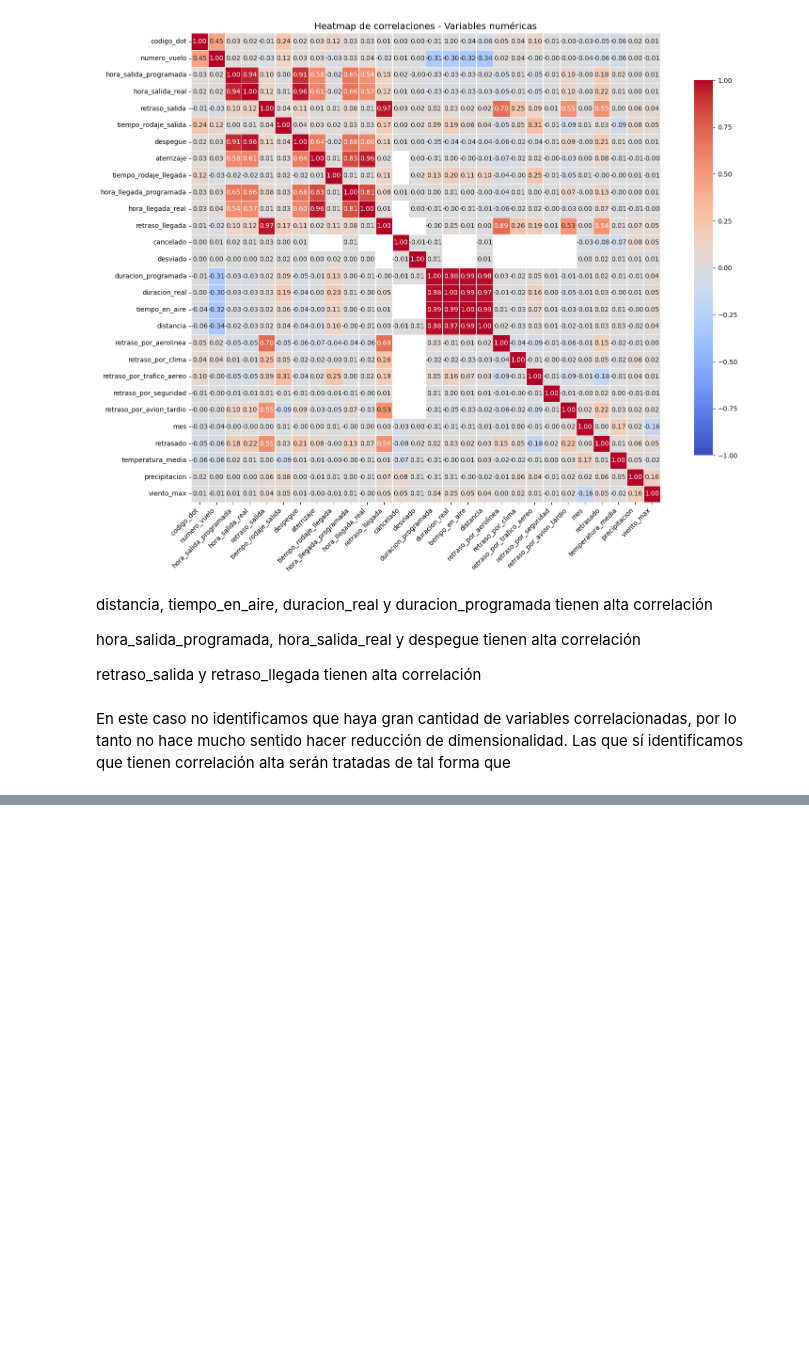
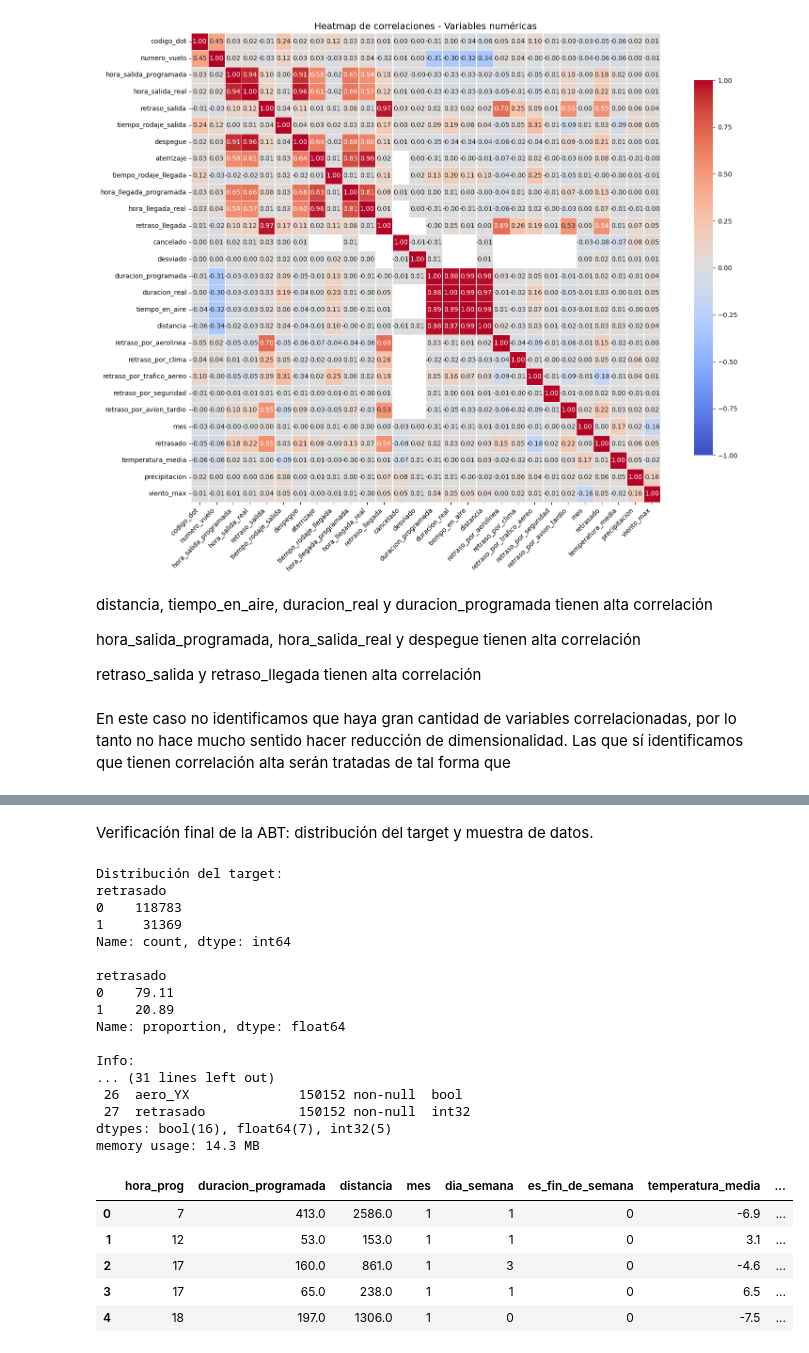
Before and after one commit to Guadacarro/TP_IA, a Jupyter notebook: tp.ipynb, the cells around one changed output, grey strips where cells are left out. Drawn from its saved outputs; the diff is of its cells as text; code cells hidden in the pictures; blank space fills up the shorter version.

```diff
--- a/tp.ipynb
+++ b/tp.ipynb
@@ -879,0 +992,33 @@ En este caso no identificamos que haya gran cantidad de variables correlacionada
+# %% [markdown]
+Verificación final de la ABT: distribución del target y muestra de datos.
+# %%
+print("Distribución del target:")
+print(abt_final['retrasado'].value_counts())
+print(f"\n{abt_final['retrasado'].value_counts(normalize=True).mul(100).round(2)}")
+print(f"\nInfo:")
+abt_final.info()
+display(abt_final.head())
+# %% [output]
+Distribución del target:
+retrasado
+0    118783
+1     31369
+Name: count, dtype: int64
+
+retrasado
+0    79.11
+1    20.89
+Name: proportion, dtype: float64
+
+Info:
+... (31 lines left out)
+ 26  aero_YX              150152 non-null  bool
+ 27  retrasado            150152 non-null  int32
+dtypes: bool(16), float64(7), int32(5)
+memory usage: 14.3 MB
+|  | hora_prog | duracion_programada | distancia | mes | dia_semana | es_fin_de_semana | temperatura_media | ... |
+| 0 | 7 | 413.0 | 2586.0 | 1 | 1 | 0 | -6.9 | ... |
+| 1 | 12 | 53.0 | 153.0 | 1 | 1 | 0 | 3.1 | ... |
+| 2 | 17 | 160.0 | 861.0 | 1 | 3 | 0 | -4.6 | ... |
+| 3 | 17 | 65.0 | 238.0 | 1 | 1 | 0 | 6.5 | ... |
+| 4 | 18 | 197.0 | 1306.0 | 1 | 0 | 0 | -7.5 | ... |
```
Also changed, not shown: parts of 15 cells of this notebook.
